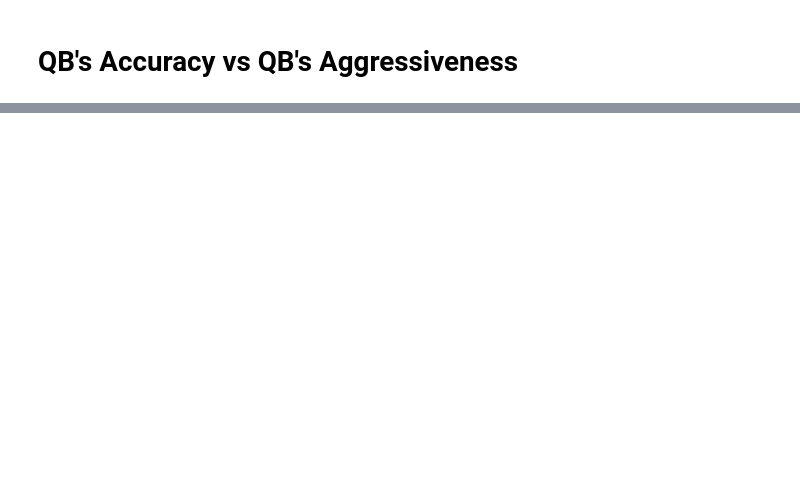
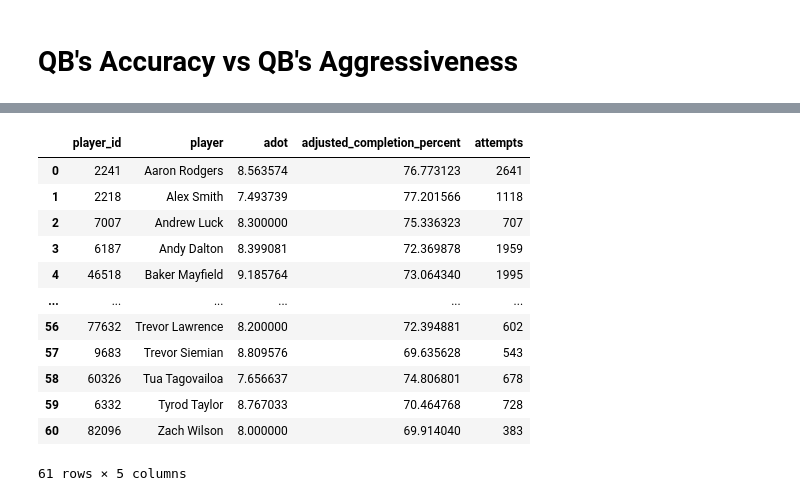
Before and after one commit to rkhan24/accuracy-vs-air-yards, a Jupyter notebook: accuracy-vs-air-yards.ipynb, the cells around one changed output, grey strips where cells are left out. Drawn from its saved outputs; the diff is of its cells as text; code cells hidden in the pictures; blank space fills up the shorter version.

```diff
--- a/accuracy-vs-air-yards.ipynb
+++ b/accuracy-vs-air-yards.ipynb
@@ -68,8 +93,23 @@ See the caveats in the documentation: https://pandas.pydata.org/pandas-docs/stab
 # %%
-#Join the aDot table and completion percentage table
+#Join the aDot table and adjusted completion percentage table
 qb_adot_comp = pd.merge(qb_adot, qb_comp, how='left', left_on='player_id', right_on='player_id')
 qb_adot_comp = qb_adot_comp[['player_id', 'player_x', 'adot', 'adjusted_completion_percent', 'attempts']]
 qb_adot_comp.columns = qb_adot_comp.columns.str.replace('player_x', 'player')
 qb_adot_comp = qb_adot_comp[qb_adot_comp.attempts > 382]
 qb_adot_comp = qb_adot_comp.reset_index(drop=True)
+qb_adot_comp
+# %% [output]
+|  | player_id | player | adot | adjusted_completion_percent | attempts |
+| 0 | 2241 | Aaron Rodgers | 8.563574 | 76.773123 | 2641 |
+| 1 | 2218 | Alex Smith | 7.493739 | 77.201566 | 1118 |
+| 2 | 7007 | Andrew Luck | 8.300000 | 75.336323 | 707 |
+| 3 | 6187 | Andy Dalton | 8.399081 | 72.369878 | 1959 |
+| 4 | 46518 | Baker Mayfield | 9.185764 | 73.064340 | 1995 |
+| ... | ... | ... | ... | ... | ... |
+| 56 | 77632 | Trevor Lawrence | 8.200000 | 72.394881 | 602 |
+| 57 | 9683 | Trevor Siemian | 8.809576 | 69.635628 | 543 |
+| 58 | 60326 | Tua Tagovailoa | 7.656637 | 74.806801 | 678 |
+| 59 | 6332 | Tyrod Taylor | 8.767033 | 70.464768 | 728 |
+| 60 | 82096 | Zach Wilson | 8.000000 | 69.914040 | 383 |
+61 rows × 5 columns
 # %%
```
Also changed, not shown: parts of 12 cells of this notebook.
